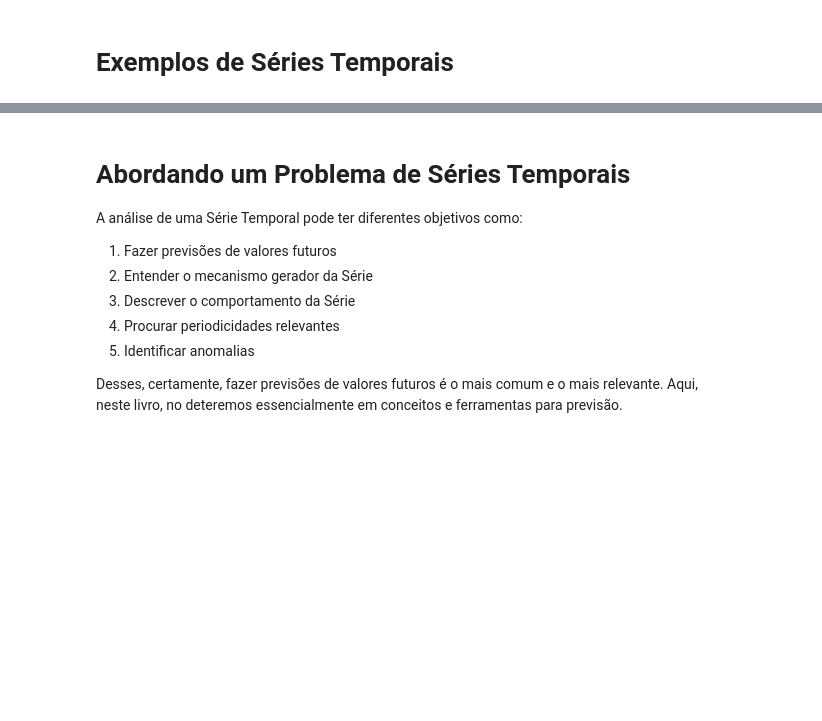
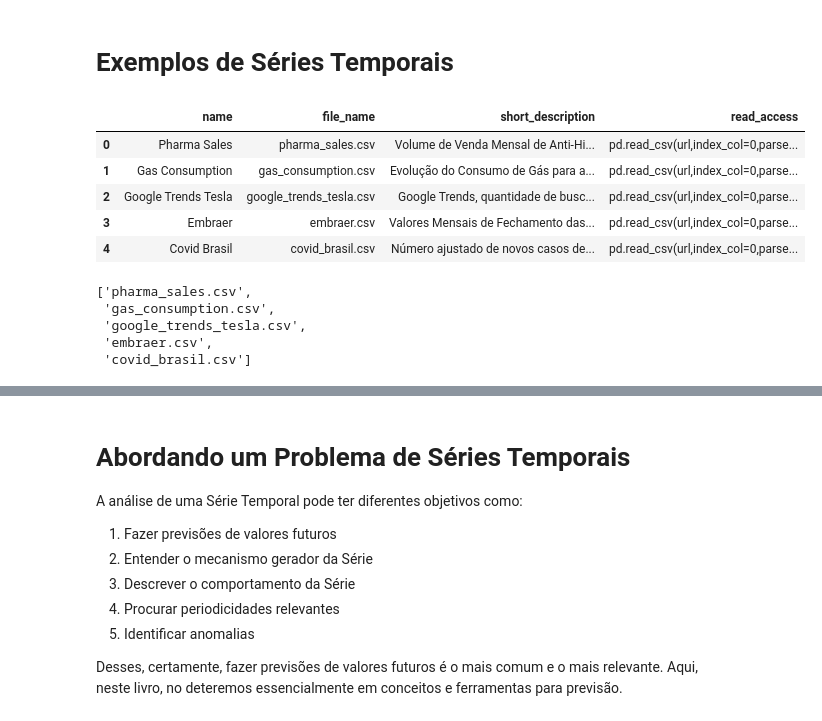
Before and after one commit to Rogerio-mack/Temporal, a Jupyter notebook: cap1_IntrodTimeSeries.ipynb, the cells around one changed output, grey strips where cells are left out. Drawn from its saved outputs; the diff is of its cells as text; code cells hidden in the pictures; blank space fills up the shorter version.

```diff
--- a/cap1_IntrodTimeSeries.ipynb
+++ b/cap1_IntrodTimeSeries.ipynb
@@ -39,2 +42,23 @@ import seaborn as sns
 # %% [markdown]
 # Exemplos de Séries Temporais
+# %%
+url = 'https://github.com/Rogerio-mack/Temporal/raw/main/Data/datasets.csv'
+
+datasets = pd.read_csv(url,index_col=0) # , usecols=['time','value'], index_col=['time'])
+display(datasets.head())
+# %% [output]
+|  | name | file_name | short_description | read_access |
+| 0 | Pharma Sales | pharma_sales.csv | Volume de Venda Mensal de Anti-Hi... | pd.read_csv(url,index_col=0,parse... |
+| 1 | Gas Consumption | gas_consumption.csv | Evolução do Consumo de Gás para a... | pd.read_csv(url,index_col=0,parse... |
+| 2 | Google Trends Tesla | google_trends_tesla.csv | Google Trends, quantidade de busc... | pd.read_csv(url,index_col=0,parse... |
+| 3 | Embraer | embraer.csv | Valores Mensais de Fechamento das... | pd.read_csv(url,index_col=0,parse... |
+| 4 | Covid Brasil | covid_brasil.csv | Número ajustado de novos casos de... | pd.read_csv(url,index_col=0,parse... |
+# %%
+lista = list(datasets.file_name)
+lista
+# %% [output]
+['pharma_sales.csv',
+ 'gas_consumption.csv',
+ 'google_trends_tesla.csv',
+ 'embraer.csv',
+ 'covid_brasil.csv']
```
Also changed, not shown: parts of 4 cells of this notebook.
